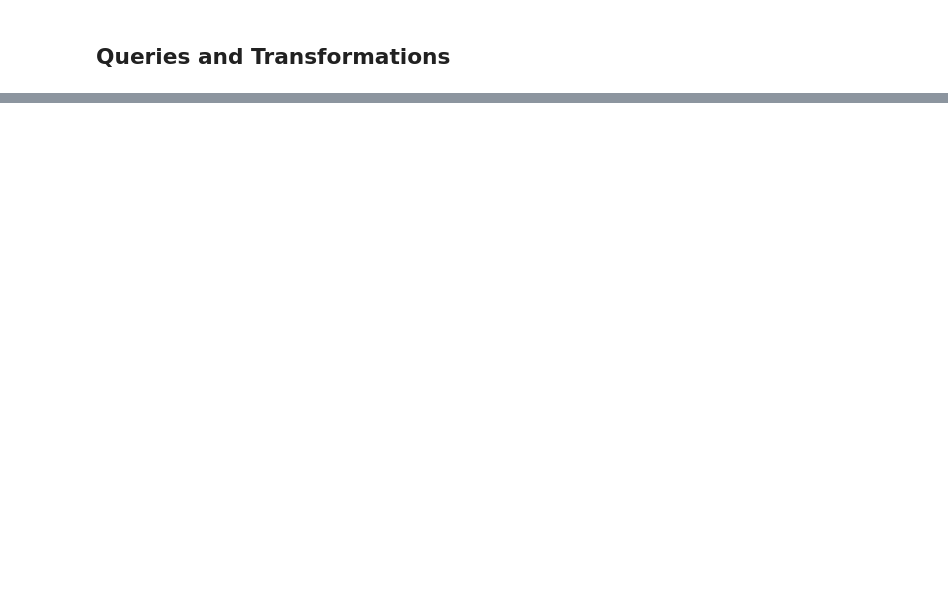
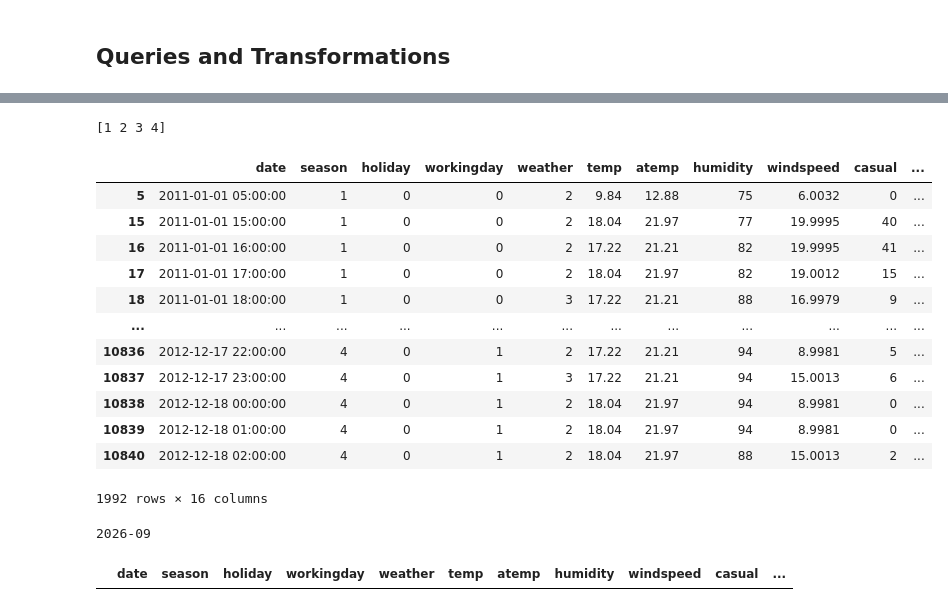
Before and after one commit to EngAndres/ud-public, a Jupyter notebook: courses/data-analysis-programming/notebooks/python_intro.ipynb, the cells around one changed output, grey strips where cells are left out. Saved outputs shown, nothing was run; the diff lists cells and outputs as text; code cells hidden in the pictures; blank space fills up the shorter version.

```diff
--- a/courses/data-analysis-programming/notebooks/python_intro.ipynb
+++ b/courses/data-analysis-programming/notebooks/python_intro.ipynb
@@ -1323,0 +1658,35 @@ data_copy_df.head()
+# %%
+print(data_df['weather'].unique())
+# %% [output]
+[1 2 3 4]
+# %%
+# query a dataframe by column
+"""
+SELECT *
+FROM data_df
+WHERE weather != 1
+  AND humiduty > 72;
+"""
+data_df[ (data_df['weather'] != 1) & (data_df['humidity'] > 72) ]
+# %% [output]
+|  | date | season | holiday | workingday | weather | temp | atemp | humidity | windspeed | casual | ... |
+| 5 | 2011-01-01 05:00:00 | 1 | 0 | 0 | 2 | 9.84 | 12.88 | 75 | 6.0032 | 0 | ... |
+| 15 | 2011-01-01 15:00:00 | 1 | 0 | 0 | 2 | 18.04 | 21.97 | 77 | 19.9995 | 40 | ... |
+| 16 | 2011-01-01 16:00:00 | 1 | 0 | 0 | 2 | 17.22 | 21.21 | 82 | 19.9995 | 41 | ... |
+| 17 | 2011-01-01 17:00:00 | 1 | 0 | 0 | 2 | 18.04 | 21.97 | 82 | 19.0012 | 15 | ... |
+| 18 | 2011-01-01 18:00:00 | 1 | 0 | 0 | 3 | 17.22 | 21.21 | 88 | 16.9979 | 9 | ... |
+| ... | ... | ... | ... | ... | ... | ... | ... | ... | ... | ... | ... |
+| 10836 | 2012-12-17 22:00:00 | 4 | 0 | 1 | 2 | 17.22 | 21.21 | 94 | 8.9981 | 5 | ... |
+| 10837 | 2012-12-17 23:00:00 | 4 | 0 | 1 | 3 | 17.22 | 21.21 | 94 | 15.0013 | 6 | ... |
+| 10838 | 2012-12-18 00:00:00 | 4 | 0 | 1 | 2 | 18.04 | 21.97 | 94 | 8.9981 | 0 | ... |
+| 10839 | 2012-12-18 01:00:00 | 4 | 0 | 1 | 2 | 18.04 | 21.97 | 94 | 8.9981 | 0 | ... |
+| 10840 | 2012-12-18 02:00:00 | 4 | 0 | 1 | 2 | 18.04 | 21.97 | 88 | 15.0013 | 2 | ... |
+1992 rows × 16 columns
+# %%
+# last month
+last_month = pd.Timestamp.today().to_period('M') - 1
+print(last_month)
+data_df[ data_df['date'].dt.to_period('M') == last_month]
+# %% [output]
+2026-09
+|  | date | season | holiday | workingday | weather | temp | atemp | humidity | windspeed | casual | ... |
```
Also changed, not shown: parts of 40 cells of this notebook, 8 other files.
